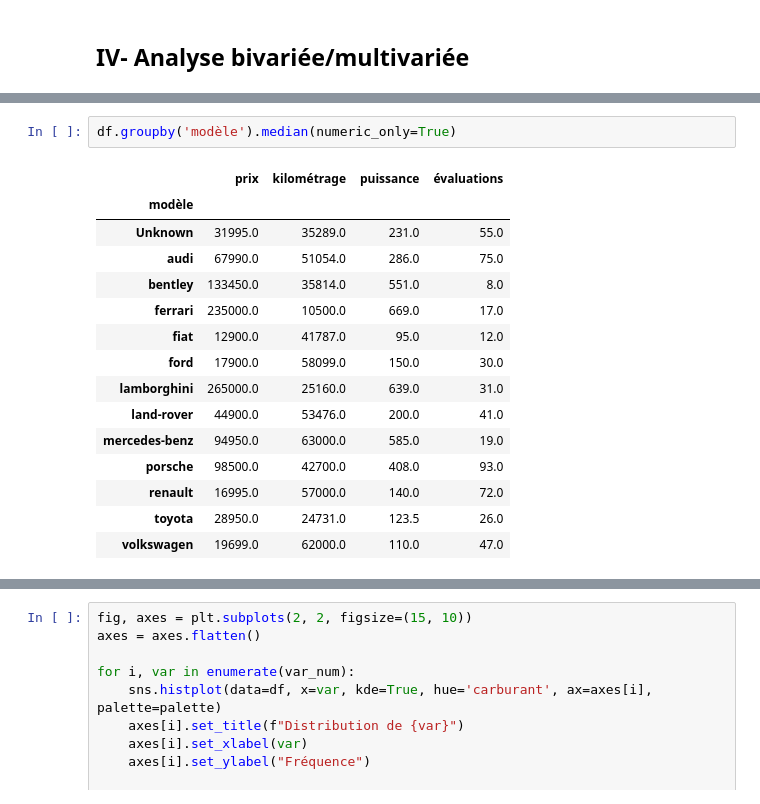
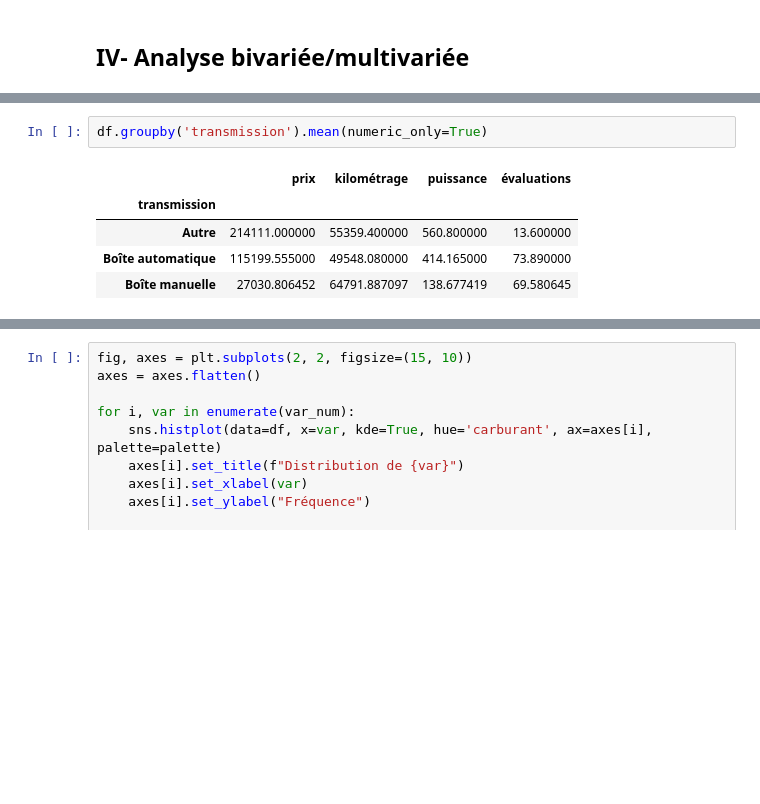
Before and after one commit to nazif96/Car-price, a Jupyter notebook: Notebooks/EDA.ipynb, the cells around one changed output, grey strips where cells are left out. Drawn from its saved outputs; the diff is of its cells as text; blank space fills up the shorter version.

```diff
--- a/Notebooks/EDA.ipynb
+++ b/Notebooks/EDA.ipynb
@@ -253,19 +250,9 @@ df.groupby('modèle').mean(numeric_only=True)
 | volkswagen | 18977.631579 | 59417.631579 | 123.473684 | 81.736842 |
 # %%
-df.groupby('modèle').median(numeric_only=True)
+df.groupby('transmission').mean(numeric_only=True)
 # %% [output]
 |  | prix | kilométrage | puissance | évaluations |
-| modèle |  |  |  |  |
-| Unknown | 31995.0 | 35289.0 | 231.0 | 55.0 |
-| audi | 67990.0 | 51054.0 | 286.0 | 75.0 |
-| bentley | 133450.0 | 35814.0 | 551.0 | 8.0 |
-| ferrari | 235000.0 | 10500.0 | 669.0 | 17.0 |
-| fiat | 12900.0 | 41787.0 | 95.0 | 12.0 |
-| ford | 17900.0 | 58099.0 | 150.0 | 30.0 |
-| lamborghini | 265000.0 | 25160.0 | 639.0 | 31.0 |
-| land-rover | 44900.0 | 53476.0 | 200.0 | 41.0 |
-| mercedes-benz | 94950.0 | 63000.0 | 585.0 | 19.0 |
-| porsche | 98500.0 | 42700.0 | 408.0 | 93.0 |
-| renault | 16995.0 | 57000.0 | 140.0 | 72.0 |
-| toyota | 28950.0 | 24731.0 | 123.5 | 26.0 |
-| volkswagen | 19699.0 | 62000.0 | 110.0 | 47.0 |
+| transmission |  |  |  |  |
+| Autre | 214111.000000 | 55359.400000 | 560.800000 | 13.600000 |
+| Boîte automatique | 115199.555000 | 49548.080000 | 414.165000 | 73.890000 |
+| Boîte manuelle | 27030.806452 | 64791.887097 | 138.677419 | 69.580645 |
```
Also changed, not shown: parts of 35 cells of this notebook.
